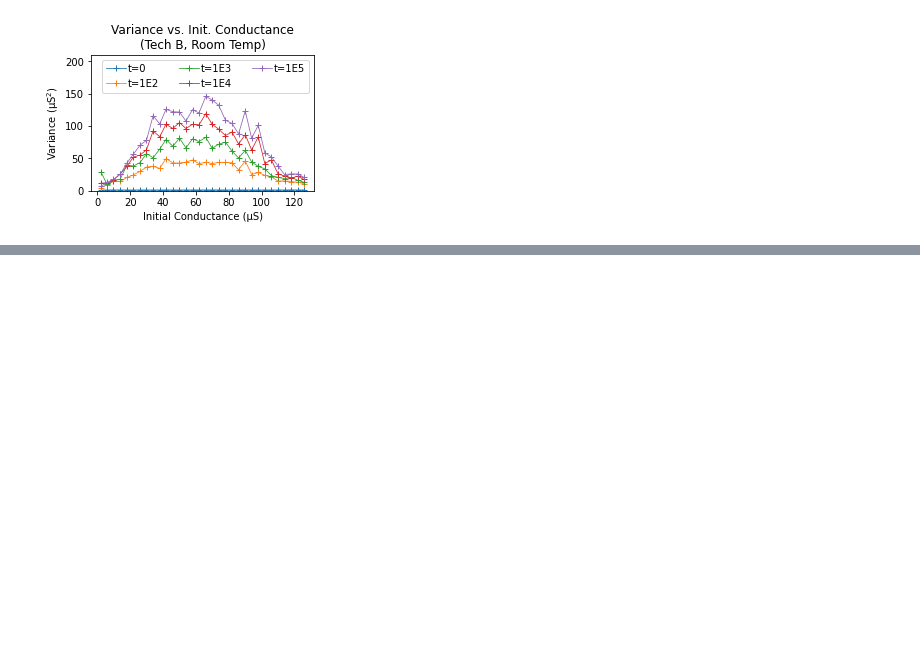
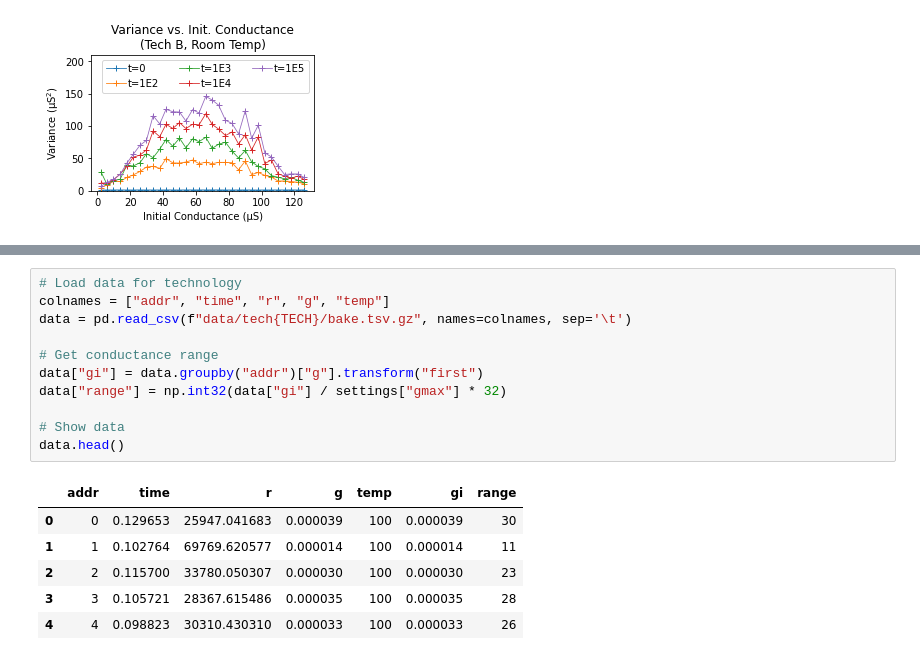
Before and after one commit to akashlevy/RRAM-Relaxation-Master-Model, a Jupyter notebook: analysis.ipynb, the cells around one changed output, grey strips where cells are left out. Drawn from its saved outputs; the diff is of its cells as text; blank space fills up the shorter version.

```diff
--- a/analysis.ipynb
+++ b/analysis.ipynb
@@ -226,0 +240,18 @@ plt.show()
+# %%
+# Load data for technology
+colnames = ["addr", "time", "r", "g", "temp"]
+data = pd.read_csv(f"data/tech{TECH}/bake.tsv.gz", names=colnames, sep='\t')
+
+# Get conductance range
+data["gi"] = data.groupby("addr")["g"].transform("first")
+data["range"] = np.int32(data["gi"] / settings["gmax"] * 32)
+
+# Show data
+data.head()
+# %% [output]
+|  | addr | time | r | g | temp | gi | range |
+| 0 | 0 | 0.129653 | 25947.041683 | 0.000039 | 100 | 0.000039 | 30 |
+| 1 | 1 | 0.102764 | 69769.620577 | 0.000014 | 100 | 0.000014 | 11 |
+| 2 | 2 | 0.115700 | 33780.050307 | 0.000030 | 100 | 0.000030 | 23 |
+| 3 | 3 | 0.105721 | 28367.615486 | 0.000035 | 100 | 0.000035 | 28 |
+| 4 | 4 | 0.098823 | 30310.430310 | 0.000033 | 100 | 0.000033 | 26 |
```
Also changed, not shown: parts of 14 cells of this notebook, 11 other files.
